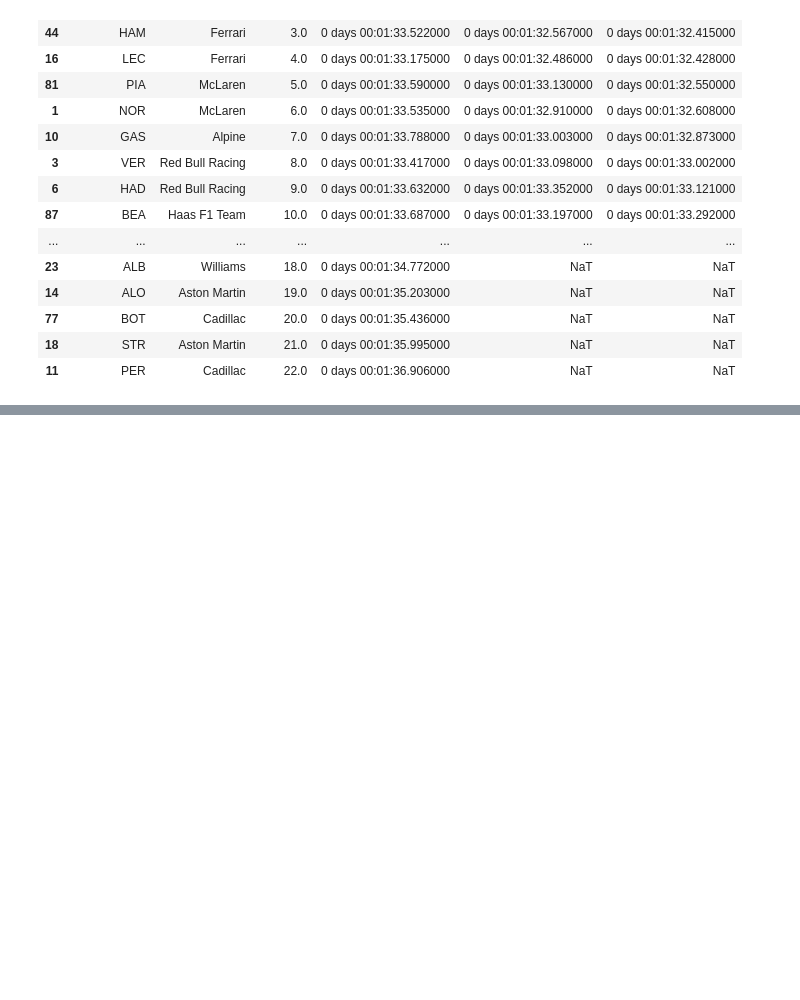
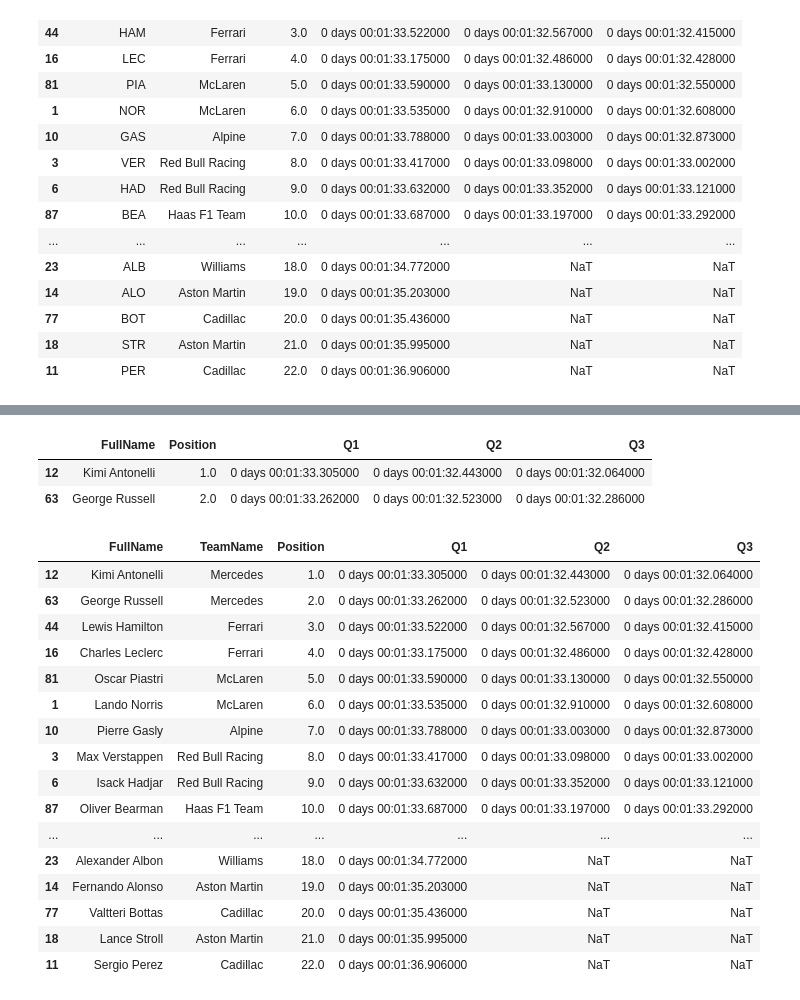
Before and after one commit to ishikajena1509/F1-Telemetry-Analysis, a Jupyter notebook: notebooks/02_china_2026_qualifying_analysis.ipynb.ipynb, the cells around one changed output, grey strips where cells are left out. Drawn from its saved outputs; the diff is of its cells as text; code cells hidden in the pictures; blank space fills up the shorter version.

Commit message:
Day 3: Data exploration and qualifying summary

```diff
--- a/notebooks/02_china_2026_qualifying_analysis.ipynb.ipynb
+++ b/notebooks/02_china_2026_qualifying_analysis.ipynb.ipynb
@@ -199,0 +337,32 @@ qualifying_summary
+# %%
+session.results[
+    session.results["TeamName"] == "Mercedes"
+][["FullName", "Position", "Q1", "Q2", "Q3"]]
+# %% [output]
+|  | FullName | Position | Q1 | Q2 | Q3 |
+| 12 | Kimi Antonelli | 1.0 | 0 days 00:01:33.305000 | 0 days 00:01:32.443000 | 0 days 00:01:32.064000 |
+| 63 | George Russell | 2.0 | 0 days 00:01:33.262000 | 0 days 00:01:32.523000 | 0 days 00:01:32.286000 |
+# %%
+qualifying_summary = session.results[
+    ["FullName", "TeamName", "Position", "Q1", "Q2", "Q3"]
+]
+# %%
+qualifying_summary
+# %% [output]
+|  | FullName | TeamName | Position | Q1 | Q2 | Q3 |
+| 12 | Kimi Antonelli | Mercedes | 1.0 | 0 days 00:01:33.305000 | 0 days 00:01:32.443000 | 0 days 00:01:32.064000 |
+| 63 | George Russell | Mercedes | 2.0 | 0 days 00:01:33.262000 | 0 days 00:01:32.523000 | 0 days 00:01:32.286000 |
+| 44 | Lewis Hamilton | Ferrari | 3.0 | 0 days 00:01:33.522000 | 0 days 00:01:32.567000 | 0 days 00:01:32.415000 |
+| 16 | Charles Leclerc | Ferrari | 4.0 | 0 days 00:01:33.175000 | 0 days 00:01:32.486000 | 0 days 00:01:32.428000 |
+| 81 | Oscar Piastri | McLaren | 5.0 | 0 days 00:01:33.590000 | 0 days 00:01:33.130000 | 0 days 00:01:32.550000 |
+| 1 | Lando Norris | McLaren | 6.0 | 0 days 00:01:33.535000 | 0 days 00:01:32.910000 | 0 days 00:01:32.608000 |
+| 10 | Pierre Gasly | Alpine | 7.0 | 0 days 00:01:33.788000 | 0 days 00:01:33.003000 | 0 days 00:01:32.873000 |
+| 3 | Max Verstappen | Red Bull Racing | 8.0 | 0 days 00:01:33.417000 | 0 days 00:01:33.098000 | 0 days 00:01:33.002000 |
+| 6 | Isack Hadjar | Red Bull Racing | 9.0 | 0 days 00:01:33.632000 | 0 days 00:01:33.352000 | 0 days 00:01:33.121000 |
+| 87 | Oliver Bearman | Haas F1 Team | 10.0 | 0 days 00:01:33.687000 | 0 days 00:01:33.197000 | 0 days 00:01:33.292000 |
+| ... | ... | ... | ... | ... | ... | ... |
+| 23 | Alexander Albon | Williams | 18.0 | 0 days 00:01:34.772000 | NaT | NaT |
+| 14 | Fernando Alonso | Aston Martin | 19.0 | 0 days 00:01:35.203000 | NaT | NaT |
+| 77 | Valtteri Bottas | Cadillac | 20.0 | 0 days 00:01:35.436000 | NaT | NaT |
+| 18 | Lance Stroll | Aston Martin | 21.0 | 0 days 00:01:35.995000 | NaT | NaT |
+| 11 | Sergio Perez | Cadillac | 22.0 | 0 days 00:01:36.906000 | NaT | NaT |
```
Also changed, not shown: parts of 9 cells of this notebook, 2 other files.
